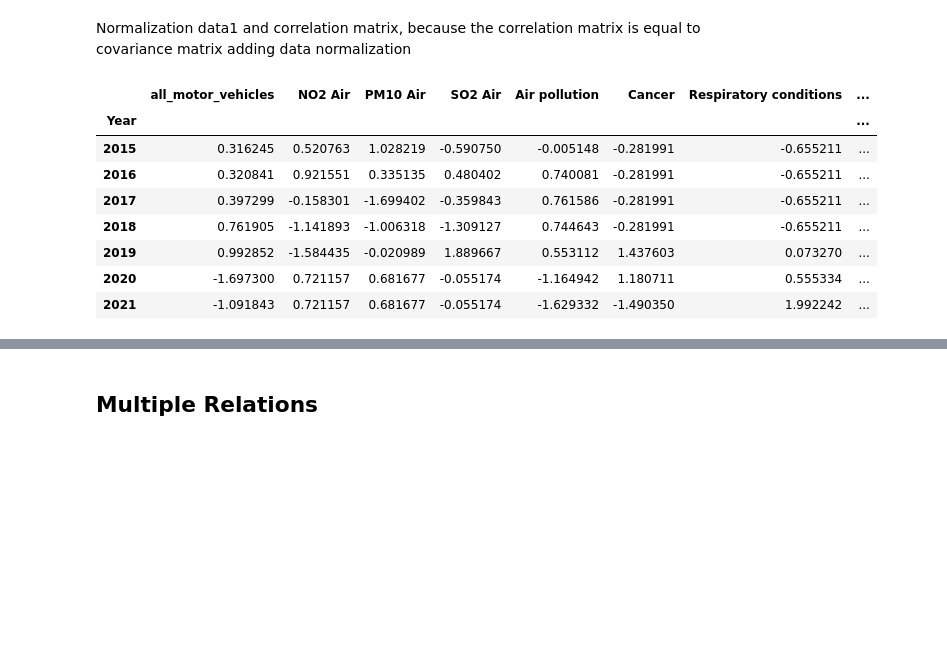
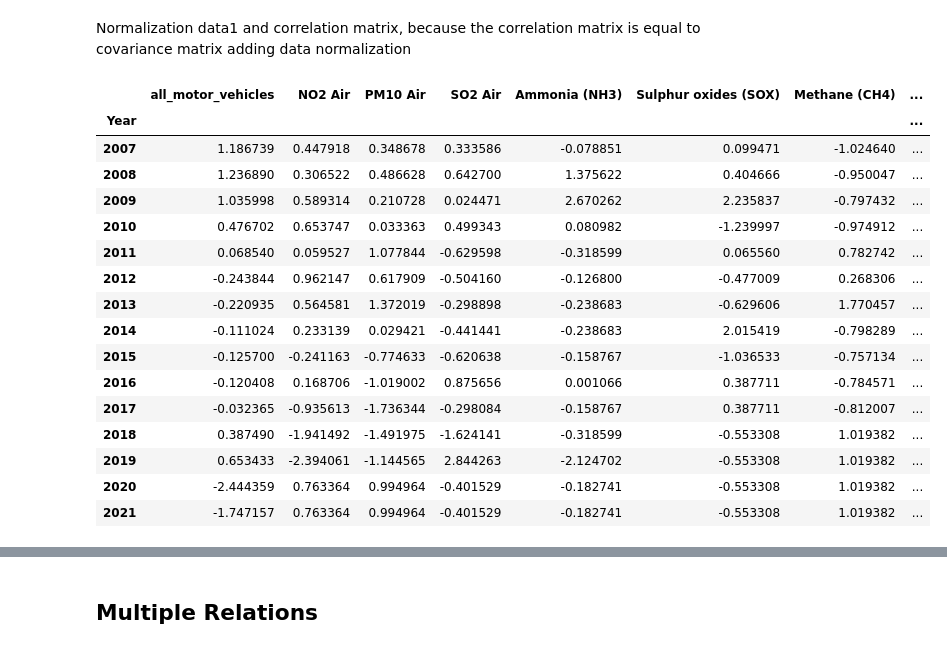
Before and after one commit to GuilhermeCasal/DataManagementFCD, a Jupyter notebook: secondDelivery.ipynb, the cells around one changed output, grey strips where cells are left out. Drawn from its saved outputs; the diff is of its cells as text; code cells hidden in the pictures; blank space fills up the shorter version.

```diff
--- a/secondDelivery.ipynb
+++ b/secondDelivery.ipynb
@@ -95,13 +95,23 @@ Normalization data1 and correlation matrix, because the correlation matrix is eq
 # %%
 data1Norm = (data1 - data1.mean()) / data1.std()
 data1Norm
+data2Norm = (data2 - data2.mean()) / data2.std()
+data2Norm
 # %% [output]
-|  | all_motor_vehicles | NO2 Air | PM10 Air | SO2 Air | Air pollution | Cancer | Respiratory conditions | ... |
+|  | all_motor_vehicles | NO2 Air | PM10 Air | SO2 Air | Ammonia (NH3) | Sulphur oxides (SOX) | Methane (CH4) | ... |
 | Year |  |  |  |  |  |  |  | ... |
-| 2015 | 0.316245 | 0.520763 | 1.028219 | -0.590750 | -0.005148 | -0.281991 | -0.655211 | ... |
-| 2016 | 0.320841 | 0.921551 | 0.335135 | 0.480402 | 0.740081 | -0.281991 | -0.655211 | ... |
-| 2017 | 0.397299 | -0.158301 | -1.699402 | -0.359843 | 0.761586 | -0.281991 | -0.655211 | ... |
-| 2018 | 0.761905 | -1.141893 | -1.006318 | -1.309127 | 0.744643 | -0.281991 | -0.655211 | ... |
-| 2019 | 0.992852 | -1.584435 | -0.020989 | 1.889667 | 0.553112 | 1.437603 | 0.073270 | ... |
-| 2020 | -1.697300 | 0.721157 | 0.681677 | -0.055174 | -1.164942 | 1.180711 | 0.555334 | ... |
-| 2021 | -1.091843 | 0.721157 | 0.681677 | -0.055174 | -1.629332 | -1.490350 | 1.992242 | ... |
+| 2007 | 1.186739 | 0.447918 | 0.348678 | 0.333586 | -0.078851 | 0.099471 | -1.024640 | ... |
+| 2008 | 1.236890 | 0.306522 | 0.486628 | 0.642700 | 1.375622 | 0.404666 | -0.950047 | ... |
+| 2009 | 1.035998 | 0.589314 | 0.210728 | 0.024471 | 2.670262 | 2.235837 | -0.797432 | ... |
+| 2010 | 0.476702 | 0.653747 | 0.033363 | 0.499343 | 0.080982 | -1.239997 | -0.974912 | ... |
+| 2011 | 0.068540 | 0.059527 | 1.077844 | -0.629598 | -0.318599 | 0.065560 | 0.782742 | ... |
+| 2012 | -0.243844 | 0.962147 | 0.617909 | -0.504160 | -0.126800 | -0.477009 | 0.268306 | ... |
+| 2013 | -0.220935 | 0.564581 | 1.372019 | -0.298898 | -0.238683 | -0.629606 | 1.770457 | ... |
+| 2014 | -0.111024 | 0.233139 | 0.029421 | -0.441441 | -0.238683 | 2.015419 | -0.798289 | ... |
+| 2015 | -0.125700 | -0.241163 | -0.774633 | -0.620638 | -0.158767 | -1.036533 | -0.757134 | ... |
+| 2016 | -0.120408 | 0.168706 | -1.019002 | 0.875656 | 0.001066 | 0.387711 | -0.784571 | ... |
+| 2017 | -0.032365 | -0.935613 | -1.736344 | -0.298084 | -0.158767 | 0.387711 | -0.812007 | ... |
+| 2018 | 0.387490 | -1.941492 | -1.491975 | -1.624141 | -0.318599 | -0.553308 | 1.019382 | ... |
+| 2019 | 0.653433 | -2.394061 | -1.144565 | 2.844263 | -2.124702 | -0.553308 | 1.019382 | ... |
+| 2020 | -2.444359 | 0.763364 | 0.994964 | -0.401529 | -0.182741 | -0.553308 | 1.019382 | ... |
+| 2021 | -1.747157 | 0.763364 | 0.994964 | -0.401529 | -0.182741 | -0.553308 | 1.019382 | ... |
```
Also changed, not shown: parts of 17 cells of this notebook.
